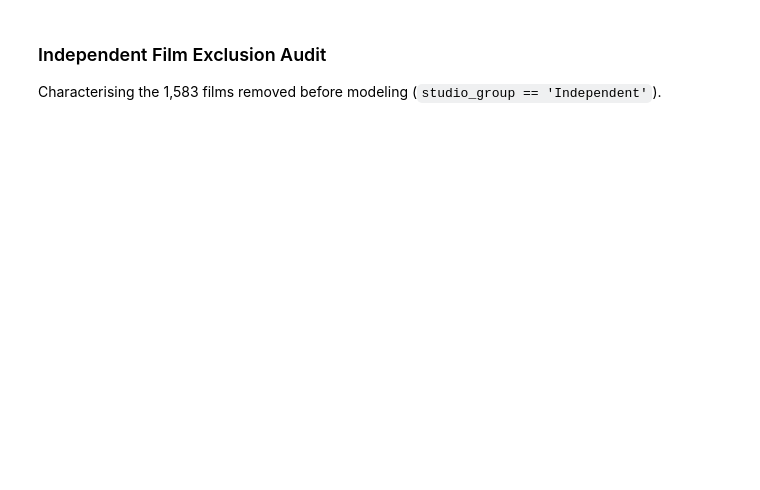
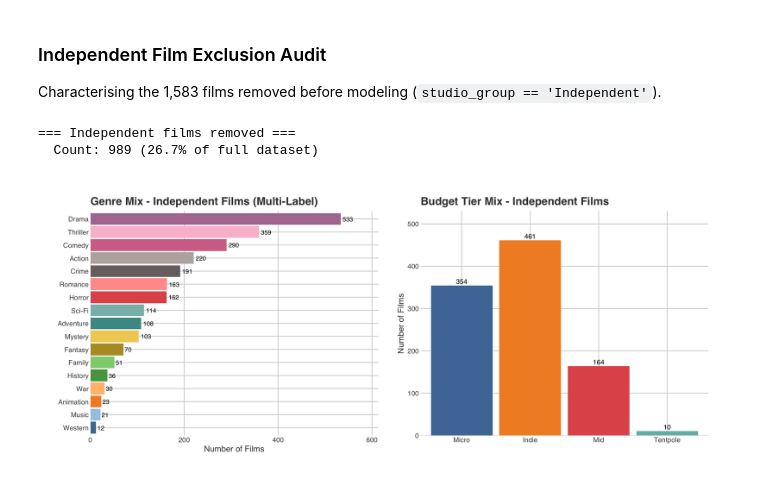
Before and after one commit to theoauyeung/Bayesian-Portfolio-Optimization-for-Studio-Film-Strategy, a Jupyter notebook: scripts/EDA/eda.ipynb, the cells around one changed output. Cells and saved outputs as stored; diff of their text form; code cells hidden in the pictures; blank space fills up the shorter version.

```diff
--- a/scripts/EDA/eda.ipynb
+++ b/scripts/EDA/eda.ipynb
@@ -440,32 +396,36 @@ cat('=== Independent films removed ===\n')
 cat(sprintf('  Count: %d (%.1f%% of full dataset)\n',
             nrow(df_indie), 100 * nrow(df_indie) / nrow(df)))
 
 # ── Genre distribution (multi-label) ──────────────────────────────────────────
 p_genre <- purrr::map2_dfr(genre_cols, genre_labels, function(col, label) {
   tibble(genre = label, films = sum(df_indie[[col]]))
 }) %>%
   filter(films > 0) %>%
   arrange(films) %>%
   mutate(genre = fct_inorder(genre)) %>%
   ggplot(aes(x = films, y = genre, fill = genre)) +
   geom_col(show.legend = FALSE) +
   geom_text(aes(label = films), hjust = -0.2, size = 3.2) +
   scale_x_continuous(expand = expansion(mult = c(0, 0.15))) +
   scale_fill_tableau(palette = 'Tableau 20') +
-  labs(title = 'Genre Mix — Independent Films (Multi-Label)',
+  labs(title = 'Genre Mix - Independent Films (Multi-Label)',
        x = 'Number of Films', y = NULL)
 
 # ── Budget tier distribution ──────────────────────────────────────────────────
 p_tier <- df_indie %>%
   mutate(budget_tier = factor(budget_tier, levels = tier_levels)) %>%
   count(budget_tier, name = 'films') %>%
   ggplot(aes(x = budget_tier, y = films, fill = budget_tier)) +
   geom_col(show.legend = FALSE) +
   geom_text(aes(label = films), vjust = -0.4, size = 3.5) +
   scale_y_continuous(expand = expansion(mult = c(0, 0.15))) +
   scale_fill_tableau() +
-  labs(title = 'Budget Tier Mix — Independent Films',
+  labs(title = 'Budget Tier Mix - Independent Films',
        x = NULL, y = 'Number of Films')
 
 library(patchwork)
 p_genre + p_tier
+# %% [output]
+=== Independent films removed ===
+  Count: 989 (26.7% of full dataset)
+[figure, added]
```
Also changed, not shown: parts of 18 cells of this notebook.
